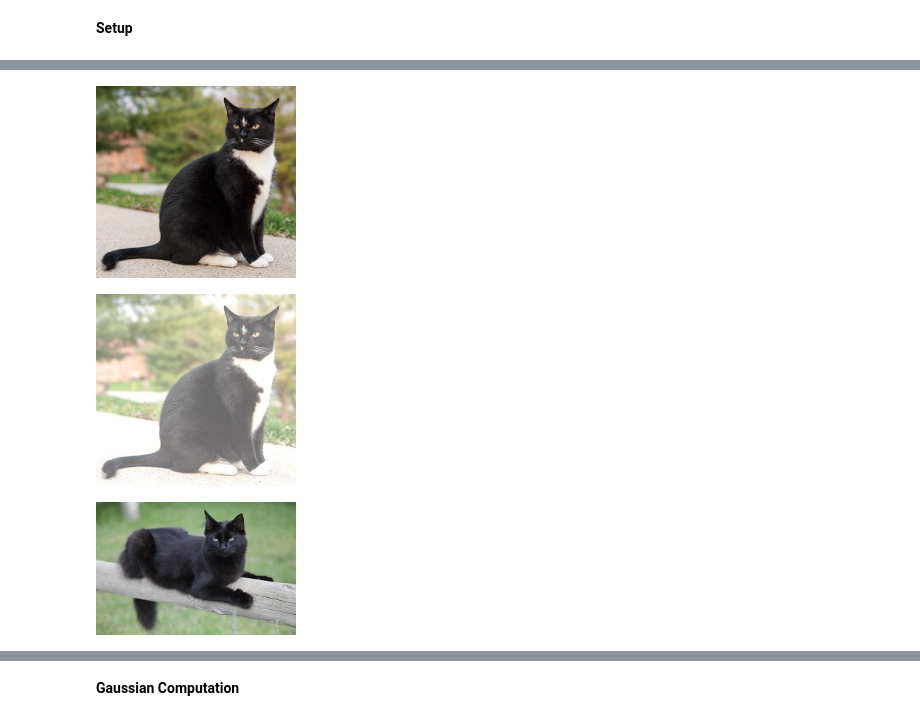
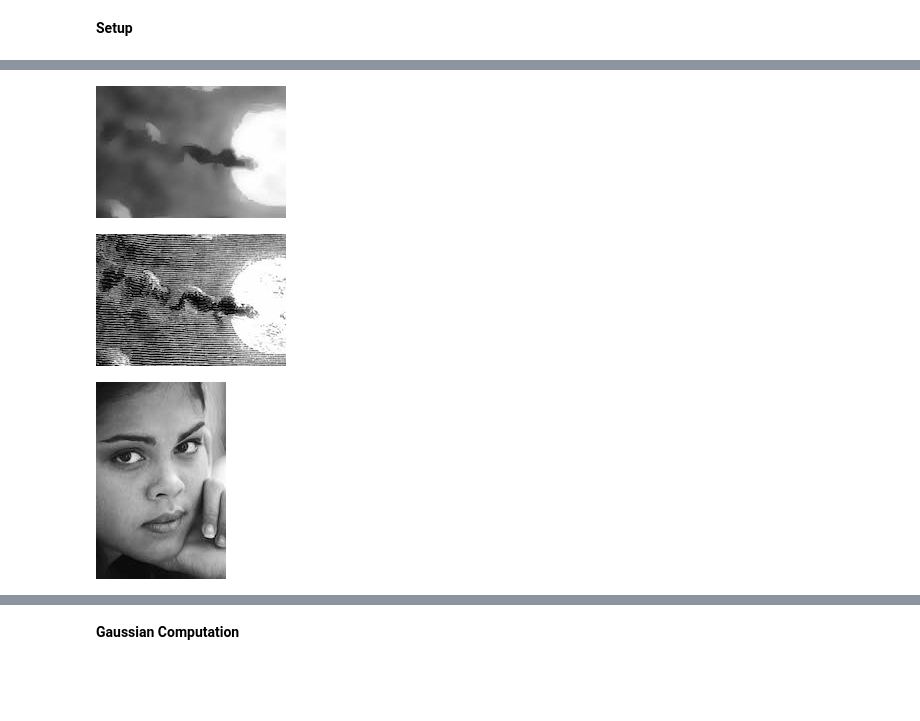
Before and after one commit to gupta1000/image-analogies, a Jupyter notebook: img_analogies.ipynb, the cells around one changed output, grey strips where cells are left out. Cells and saved outputs as stored; diff of their text form; code cells hidden in the pictures; blank space fills up the shorter version.

```diff
--- a/img_analogies.ipynb
+++ b/img_analogies.ipynb
@@ -32,19 +24,21 @@ Successfully installed annoy-1.16.2
 # %%
-A_fname = "cat.jpg"
-Ap_fname = "cat_bright.jpg"
-B_fname = "cat_out.jpg"
+A_fname = "moon.jpg"
+Ap_fname = "moon_b.jpg"
+B_fname = "girl.jpg"
 # %%
 A = cv2.imread(A_fname, cv2.IMREAD_UNCHANGED)
+A = cv2.cvtColor(A, cv2.COLOR_GRAY2RGB)
 cv2_imshow(A)
 # %% [output]
-[figure, old version]
+[figure, new version]
 # %%
 A_p = cv2.imread(Ap_fname, cv2.IMREAD_UNCHANGED)
+A_p = cv2.cvtColor(A_p, cv2.COLOR_GRAY2RGB)
 cv2_imshow(A_p)
 # %% [output]
-[figure, old version]
+[figure, new version]
 # %%
 B = cv2.imread(B_fname, cv2.IMREAD_UNCHANGED)
 cv2_imshow(B)
 # %% [output]
-[figure, old version]
+[figure, new version]
```
Also changed, not shown: parts of 18 cells of this notebook.
